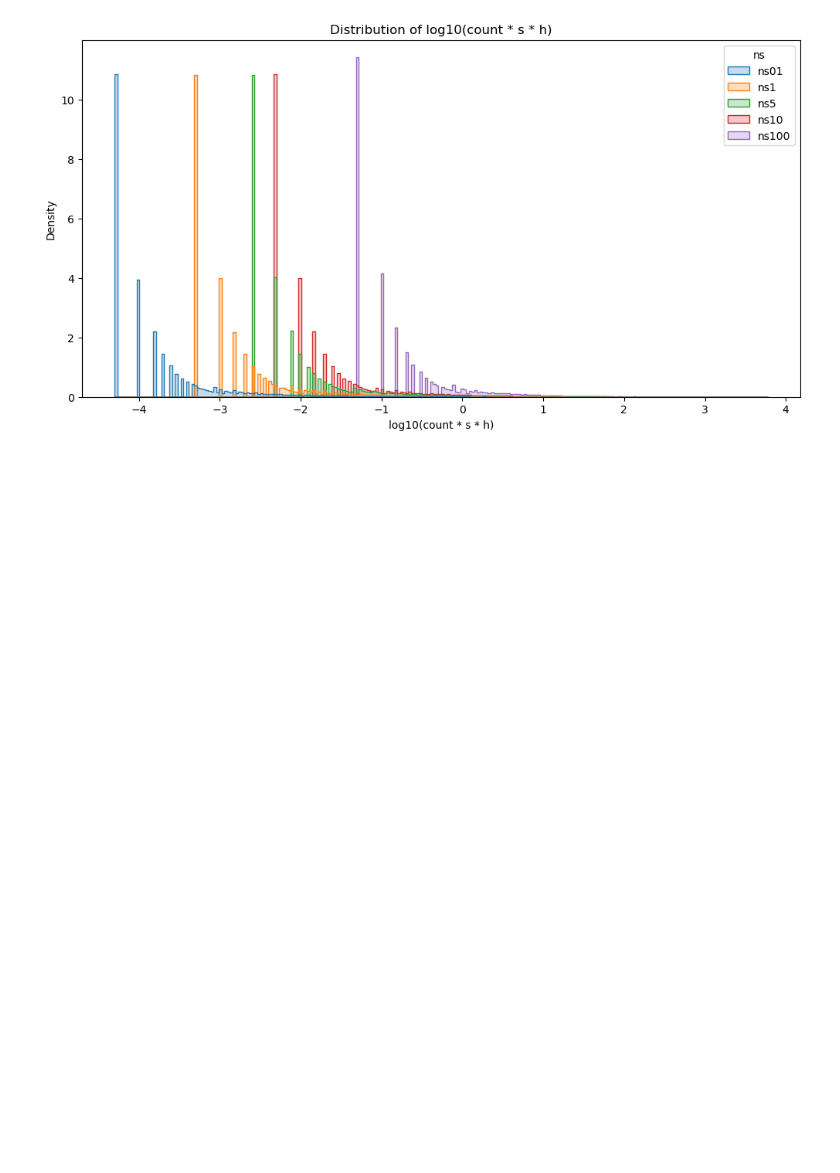
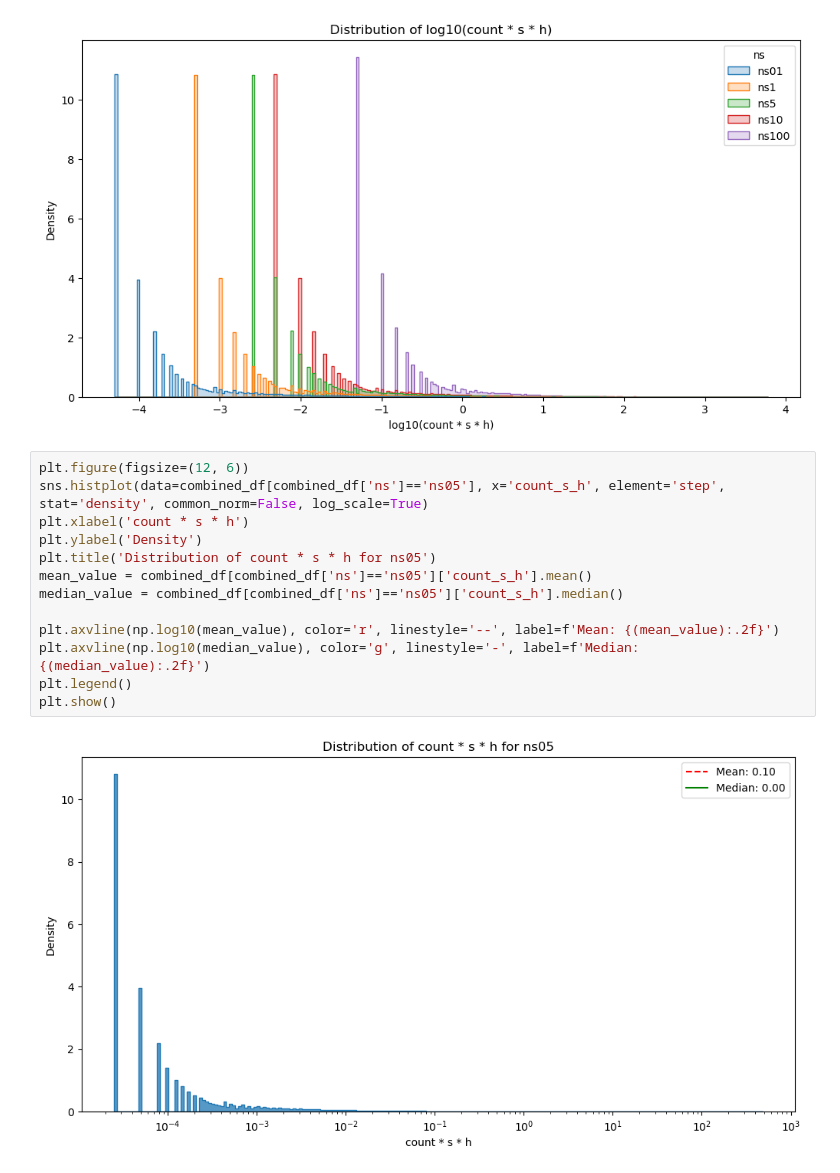
Before and after one commit to Bjarke-M/BGS_Strength_SelectiveDeaths, a Jupyter notebook: notebooks/plotting_mania.ipynb, the cells around one changed output. Saved outputs shown, nothing was run; the diff lists cells and outputs as text; blank space fills up the shorter version.

```diff
--- a/notebooks/plotting_mania.ipynb
+++ b/notebooks/plotting_mania.ipynb
@@ -67,3 +82,18 @@ plt.title('Distribution of log10(count * s * h)')
 plt.show()
 # %% [output]
 [figure]
+# %%
+plt.figure(figsize=(12, 6))
+sns.histplot(data=combined_df[combined_df['ns']=='ns05'], x='count_s_h', element='step', stat='density', common_norm=False, log_scale=True)
+plt.xlabel('count * s * h')
+plt.ylabel('Density')
+plt.title('Distribution of count * s * h for ns05')
+mean_value = combined_df[combined_df['ns']=='ns05']['count_s_h'].mean()
+median_value = combined_df[combined_df['ns']=='ns05']['count_s_h'].median()
+
+plt.axvline(np.log10(mean_value), color='r', linestyle='--', label=f'Mean: {(mean_value):.2f}')
+plt.axvline(np.log10(median_value), color='g', linestyle='-', label=f'Median: {(median_value):.2f}')
+plt.legend()
+plt.show()
+# %% [output]
+[figure, added]
```
Also changed, not shown: parts of 9 cells of this notebook, 6 other files.
